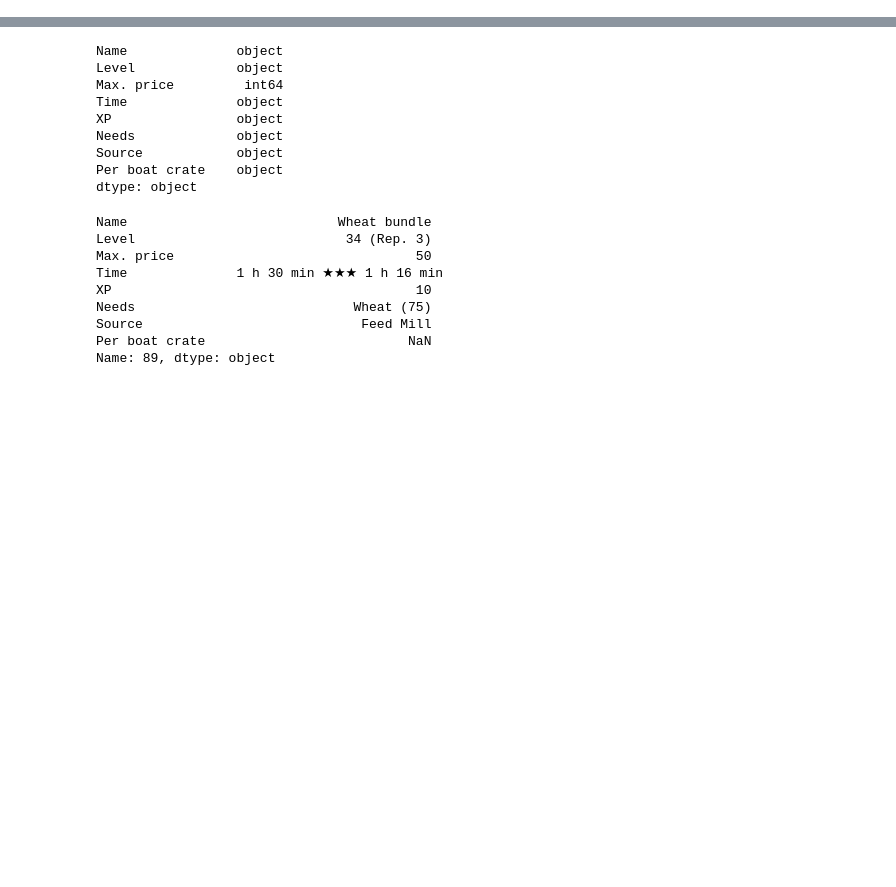
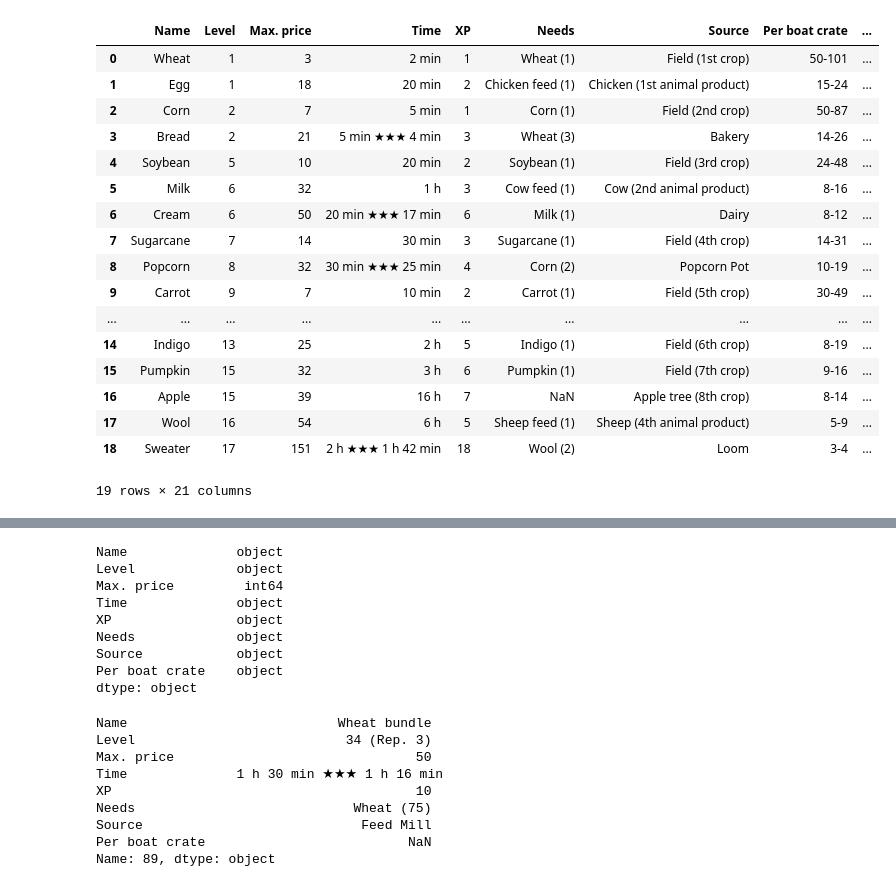
Before and after one commit to oguzoztekin/Hayday-Analysis, a Jupyter notebook: Deneme.ipynb, the cells around one changed output, grey strips where cells are left out. Cells and saved outputs as stored; diff of their text form; code cells hidden in the pictures; blank space fills up the shorter version.

```diff
--- a/Deneme.ipynb
+++ b/Deneme.ipynb
@@ -45,0 +26,32 @@ filtered
+# %%
+excel_path = "Hayday Financial Forecast.xlsx"
+forecast_df = pd.read_excel(excel_path)
+name_col_excel = forecast_df.columns[0]   # ilk sütun neyse onu al
+merged = pd.merge(
+    filtered,
+    forecast_df,
+    left_on="Name",
+    right_on=name_col_excel,
+    how="inner"
+)
+# %%
+merged
+# %% [output]
+|  | Name | Level | Max. price | Time | XP | Needs | Source | Per boat crate | ... |
+| 0 | Wheat | 1 | 3 | 2 min | 1 | Wheat (1) | Field (1st crop) | 50-101 | ... |
+| 1 | Egg | 1 | 18 | 20 min | 2 | Chicken feed (1) | Chicken (1st animal product) | 15-24 | ... |
+| 2 | Corn | 2 | 7 | 5 min | 1 | Corn (1) | Field (2nd crop) | 50-87 | ... |
+| 3 | Bread | 2 | 21 | 5 min ★★★ 4 min | 3 | Wheat (3) | Bakery | 14-26 | ... |
+| 4 | Soybean | 5 | 10 | 20 min | 2 | Soybean (1) | Field (3rd crop) | 24-48 | ... |
+| 5 | Milk | 6 | 32 | 1 h | 3 | Cow feed (1) | Cow (2nd animal product) | 8-16 | ... |
+| 6 | Cream | 6 | 50 | 20 min ★★★ 17 min | 6 | Milk (1) | Dairy | 8-12 | ... |
+| 7 | Sugarcane | 7 | 14 | 30 min | 3 | Sugarcane (1) | Field (4th crop) | 14-31 | ... |
+| 8 | Popcorn | 8 | 32 | 30 min ★★★ 25 min | 4 | Corn (2) | Popcorn Pot | 10-19 | ... |
+| 9 | Carrot | 9 | 7 | 10 min | 2 | Carrot (1) | Field (5th crop) | 30-49 | ... |
+| ... | ... | ... | ... | ... | ... | ... | ... | ... | ... |
+| 14 | Indigo | 13 | 25 | 2 h | 5 | Indigo (1) | Field (6th crop) | 8-19 | ... |
+| 15 | Pumpkin | 15 | 32 | 3 h | 6 | Pumpkin (1) | Field (7th crop) | 9-16 | ... |
+| 16 | Apple | 15 | 39 | 16 h | 7 | NaN | Apple tree (8th crop) | 8-14 | ... |
+| 17 | Wool | 16 | 54 | 6 h | 5 | Sheep feed (1) | Sheep (4th animal product) | 5-9 | ... |
+| 18 | Sweater | 17 | 151 | 2 h ★★★ 1 h 42 min | 18 | Wool (2) | Loom | 3-4 | ... |
+19 rows × 21 columns
```
Also changed, not shown: parts of 2 cells of this notebook, 1 other file.
